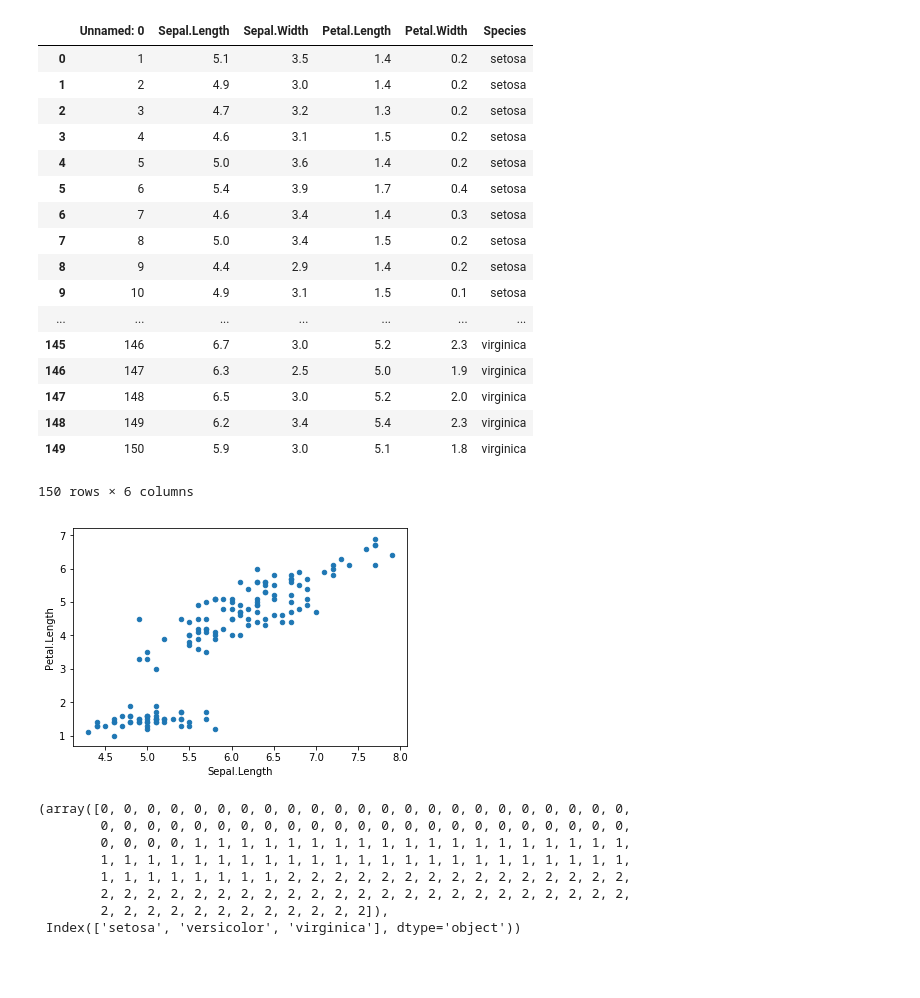
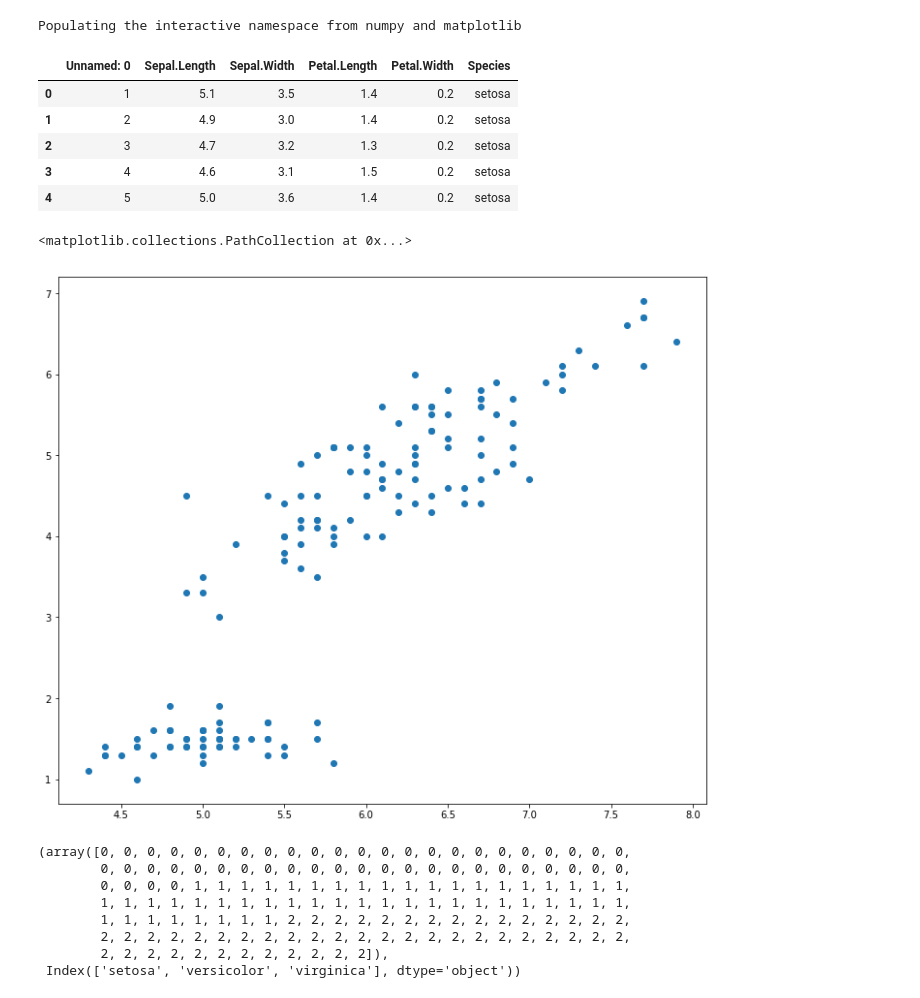
Before and after one commit to ahastudio/CodingLife, a Jupyter notebook: 20170617/scipy/ml.ipynb, the cells around one changed output. Saved outputs shown, nothing was run; the diff lists cells and outputs as text; code cells hidden in the pictures; blank space fills up the shorter version.

```diff
--- a/20170617/scipy/ml.ipynb
+++ b/20170617/scipy/ml.ipynb
@@ -1,3 +1,8 @@
+# %%
+%pylab inline
+pylab.rcParams['figure.figsize'] = (12, 10)
+# %% [output]
+Populating the interactive namespace from numpy and matplotlib
 # %%
 # Pandas
 import pandas as pd
@@ -6,7 +11,7 @@ import pandas as pd
 import matplotlib.pyplot as plt
 # %%
 df = pd.read_csv('iris.csv')
-df
+df.head()
 # %% [output]
 |  | Unnamed: 0 | Sepal.Length | Sepal.Width | Petal.Length | Petal.Width | Species |
 | 0 | 1 | 5.1 | 3.5 | 1.4 | 0.2 | setosa |
@@ -14,21 +19,9 @@ df
 | 2 | 3 | 4.7 | 3.2 | 1.3 | 0.2 | setosa |
 | 3 | 4 | 4.6 | 3.1 | 1.5 | 0.2 | setosa |
 | 4 | 5 | 5.0 | 3.6 | 1.4 | 0.2 | setosa |
-| 5 | 6 | 5.4 | 3.9 | 1.7 | 0.4 | setosa |
-| 6 | 7 | 4.6 | 3.4 | 1.4 | 0.3 | setosa |
-| 7 | 8 | 5.0 | 3.4 | 1.5 | 0.2 | setosa |
-| 8 | 9 | 4.4 | 2.9 | 1.4 | 0.2 | setosa |
-| 9 | 10 | 4.9 | 3.1 | 1.5 | 0.1 | setosa |
-| ... | ... | ... | ... | ... | ... | ... |
-| 145 | 146 | 6.7 | 3.0 | 5.2 | 2.3 | virginica |
-| 146 | 147 | 6.3 | 2.5 | 5.0 | 1.9 | virginica |
-| 147 | 148 | 6.5 | 3.0 | 5.2 | 2.0 | virginica |
-| 148 | 149 | 6.2 | 3.4 | 5.4 | 2.3 | virginica |
-| 149 | 150 | 5.9 | 3.0 | 5.1 | 1.8 | virginica |
-150 rows × 6 columns
 # %%
-df.plot.scatter(x='Sepal.Length', y='Petal.Length')
-plt.show()
+plt.scatter(df['Sepal.Length'], df['Petal.Length'])
 # %% [output]
+<matplotlib.collections.PathCollection at 0x...>
-[figure, old version]
+[figure, new version]
 # %%
```
Also changed, not shown: parts of 13 cells of this notebook, 1 other file.
